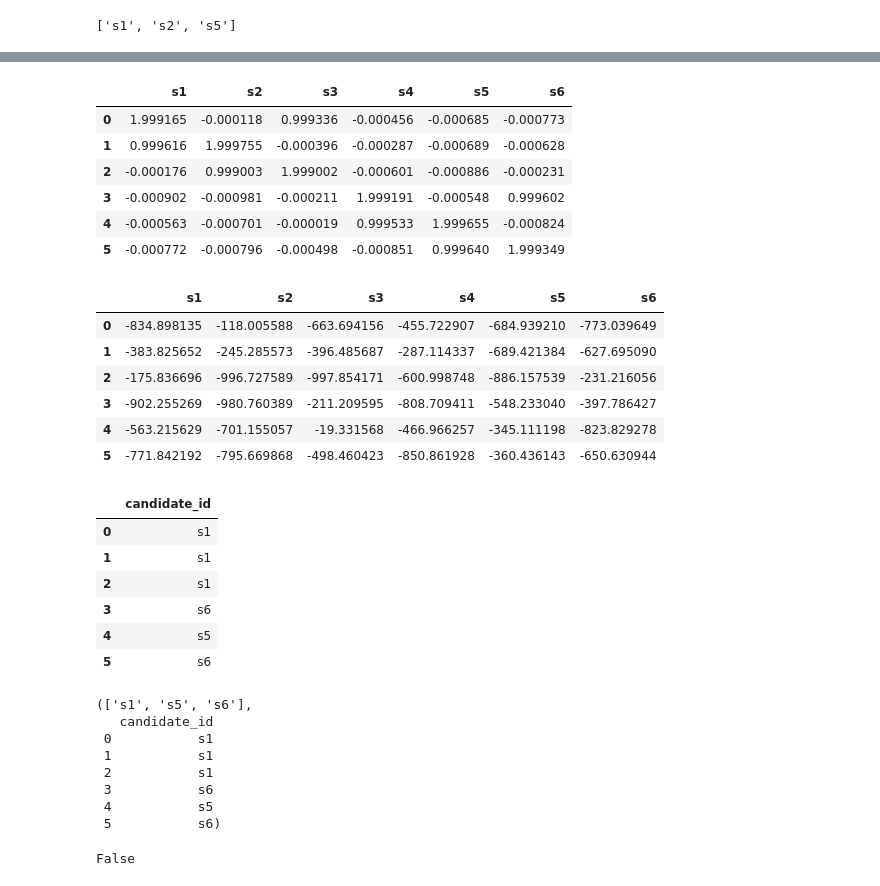
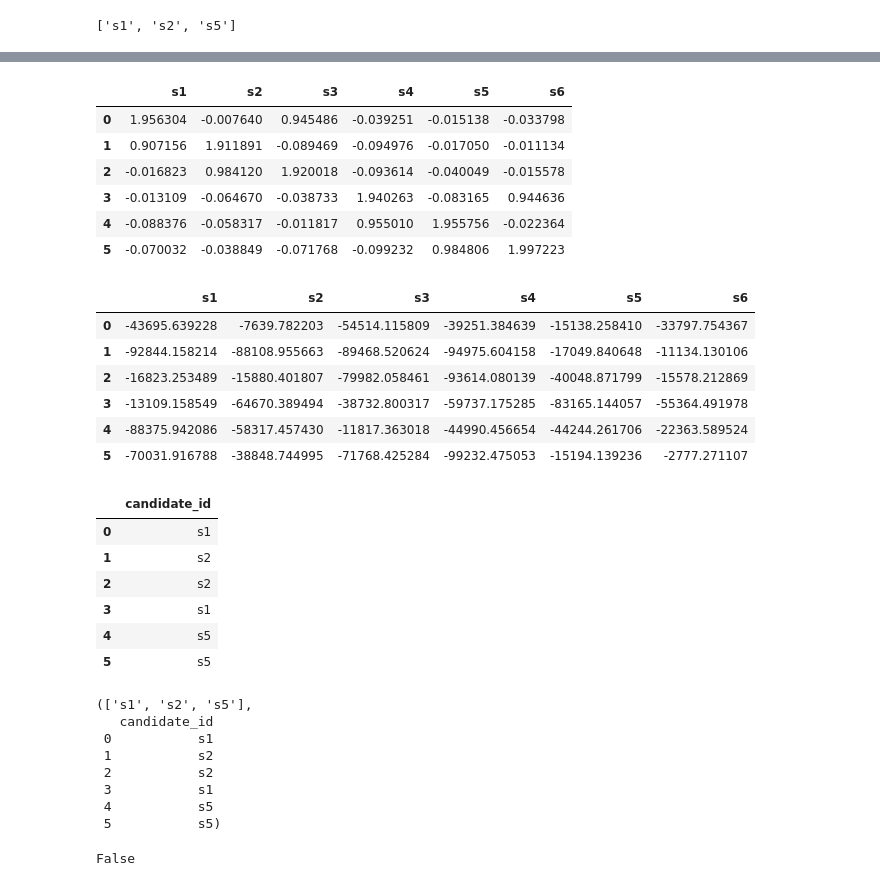
Before and after one commit to aaron-sandoval/generative_social_choice, a Jupyter notebook: generative_social_choice/plots/analyze_voting_algorithm_axiom_results.ipynb, the cells around one changed output, grey strips where cells are left out. Saved outputs shown, nothing was run; the diff lists cells and outputs as text; code cells hidden in the pictures.

```diff
--- a/generative_social_choice/plots/analyze_voting_algorithm_axiom_results.ipynb
+++ b/generative_social_choice/plots/analyze_voting_algorithm_axiom_results.ipynb
@@ -323,46 +287,46 @@ failures.iloc[:,2:]
 # %%
-f0 = failures.iloc[1]
+f0 = failures.iloc[0]
 f0.rated_votes
 # (f0.rated_votes - case.rated_votes)*1e6
 # %% [output]
 |  | s1 | s2 | s3 | s4 | s5 | s6 |
-| 0 | 1.999165 | -0.000118 | 0.999336 | -0.000456 | -0.000685 | -0.000773 |
-| 1 | 0.999616 | 1.999755 | -0.000396 | -0.000287 | -0.000689 | -0.000628 |
-| 2 | -0.000176 | 0.999003 | 1.999002 | -0.000601 | -0.000886 | -0.000231 |
-| 3 | -0.000902 | -0.000981 | -0.000211 | 1.999191 | -0.000548 | 0.999602 |
-| 4 | -0.000563 | -0.000701 | -0.000019 | 0.999533 | 1.999655 | -0.000824 |
-| 5 | -0.000772 | -0.000796 | -0.000498 | -0.000851 | 0.999640 | 1.999349 |
+| 0 | 1.956304 | -0.007640 | 0.945486 | -0.039251 | -0.015138 | -0.033798 |
+| 1 | 0.907156 | 1.911891 | -0.089469 | -0.094976 | -0.017050 | -0.011134 |
+| 2 | -0.016823 | 0.984120 | 1.920018 | -0.093614 | -0.040049 | -0.015578 |
+| 3 | -0.013109 | -0.064670 | -0.038733 | 1.940263 | -0.083165 | 0.944636 |
+| 4 | -0.088376 | -0.058317 | -0.011817 | 0.955010 | 1.955756 | -0.022364 |
+| 5 | -0.070032 | -0.038849 | -0.071768 | -0.099232 | 0.984806 | 1.997223 |
 # %%
 ((f0.rated_votes - case.rated_votes)*1e6)
 # %% [output]
 |  | s1 | s2 | s3 | s4 | s5 | s6 |
-| 0 | -834.898135 | -118.005588 | -663.694156 | -455.722907 | -684.939210 | -773.039649 |
-| 1 | -383.825652 | -245.285573 | -396.485687 | -287.114337 | -689.421384 | -627.695090 |
-| 2 | -175.836696 | -996.727589 | -997.854171 | -600.998748 | -886.157539 | -231.216056 |
-| 3 | -902.255269 | -980.760389 | -211.209595 | -808.709411 | -548.233040 | -397.786427 |
-| 4 | -563.215629 | -701.155057 | -19.331568 | -466.966257 | -345.111198 | -823.829278 |
-| 5 | -771.842192 | -795.669868 | -498.460423 | -850.861928 | -360.436143 | -650.630944 |
+| 0 | -43695.639228 | -7639.782203 | -54514.115809 | -39251.384639 | -15138.258410 | -33797.754367 |
+| 1 | -92844.158214 | -88108.955663 | -89468.520624 | -94975.604158 | -17049.840648 | -11134.130106 |
+| 2 | -16823.253489 | -15880.401807 | -79982.058461 | -93614.080139 | -40048.871799 | -15578.212869 |
+| 3 | -13109.158549 | -64670.389494 | -38732.800317 | -59737.175285 | -83165.144057 | -55364.491978 |
+| 4 | -88375.942086 | -58317.457430 | -11817.363018 | -44990.456654 | -44244.261706 | -22363.589524 |
+| 5 | -70031.916788 | -38848.744995 | -71768.425284 | -99232.475053 | -15194.139236 | -2777.271107 |
 # %%
 f0.assignments
 # %% [output]
 |  | candidate_id |
 | 0 | s1 |
-| 1 | s1 |
-| 2 | s1 |
-| 3 | s6 |
+| 1 | s2 |
+| 2 | s2 |
+| 3 | s1 |
 | 4 | s5 |
-| 5 | s6 |
+| 5 | s5 |
 # %%
 alg.vote(rated_votes=f0.rated_votes, slate_size=case.slate_size)
 # %% [output]
-(['s1', 's5', 's6'],
+(['s1', 's2', 's5'],
    candidate_id
  0           s1
- 1           s1
- 2           s1
- 3           s6
+ 1           s2
+ 2           s2
+ 3           s1
  4           s5
- 5           s6)
+ 5           s5)
 # %%
 axiom.evaluate_assignment(
     rated_votes=f0.rated_votes,
```
Also changed, not shown: parts of 12 cells of this notebook.
